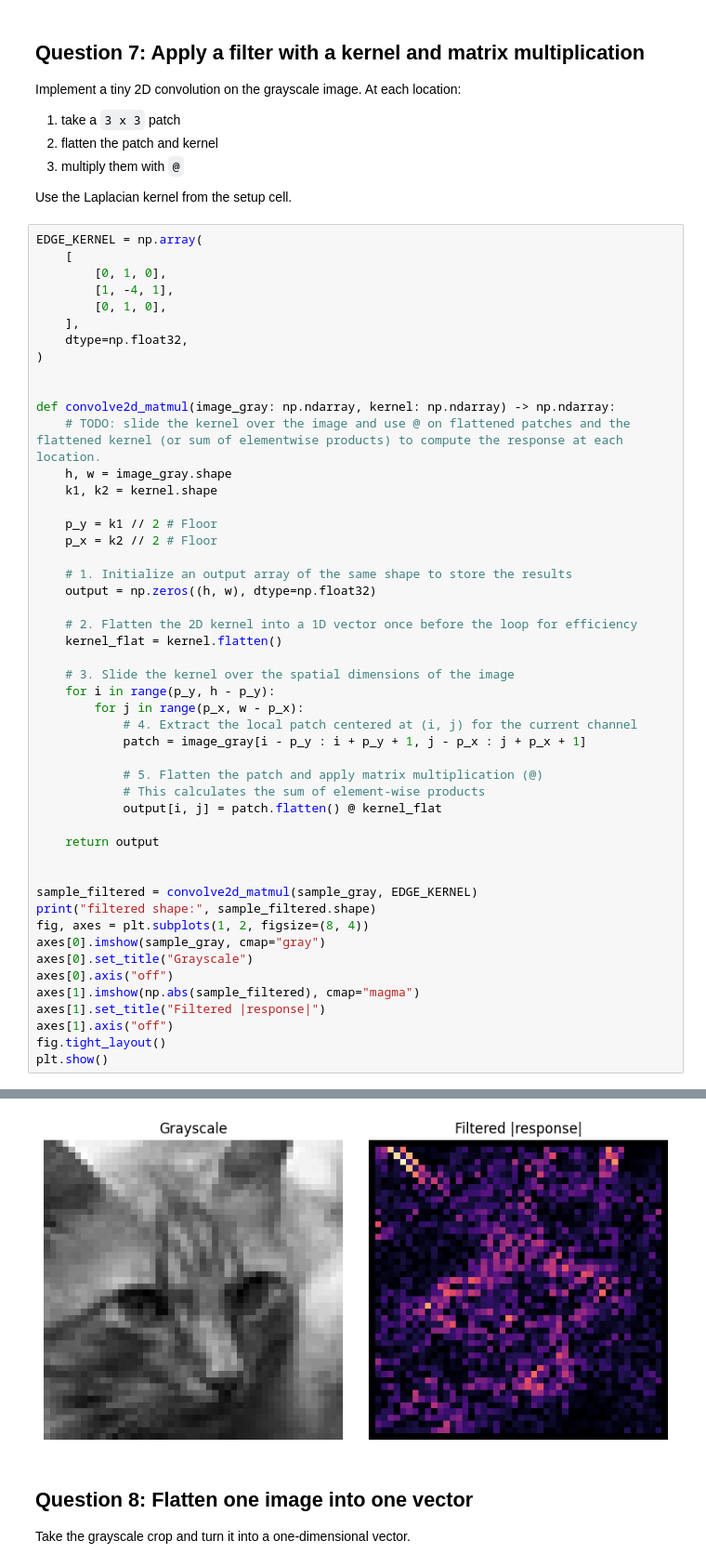
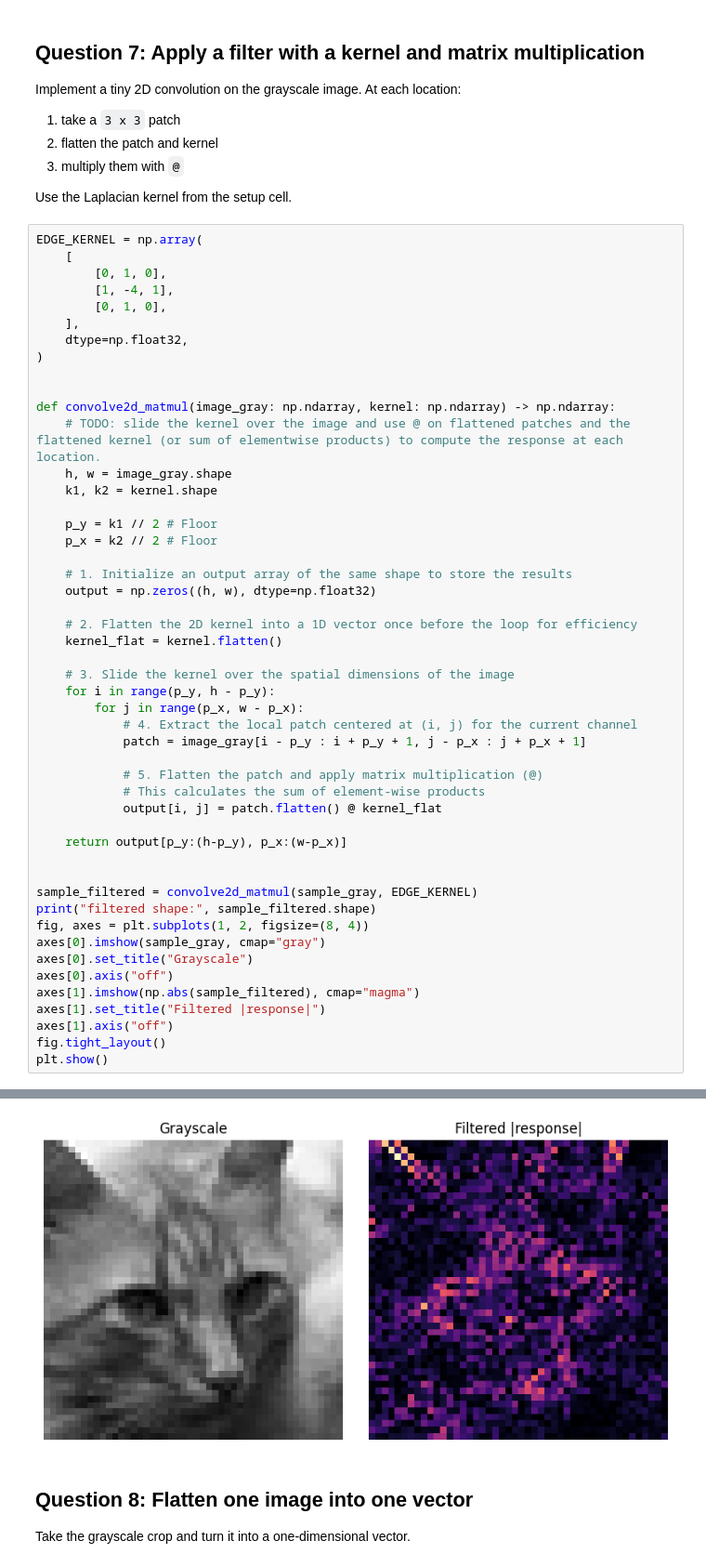
Before and after one commit to vgu-dsai-2026/lab-1-numpy-Phuishere-2, a Jupyter notebook: notebook.ipynb, the cells around one changed output, grey strips where cells are left out. Shown at 93% size. Cells and saved outputs as stored; diff of their text form.

```diff
--- a/notebook.ipynb
+++ b/notebook.ipynb
@@ -371,7 +371,7 @@ def convolve2d_matmul(image_gray: np.ndarray, kernel: np.ndarray) -> np.ndarray:
             # This calculates the sum of element-wise products
             output[i, j] = patch.flatten() @ kernel_flat
 
-    return output
+    return output[p_y:(h-p_y), p_x:(w-p_x)]
 
 
 sample_filtered = convolve2d_matmul(sample_gray, EDGE_KERNEL)
@@ -390,4 +390,4 @@ filtered shape: (48, 48)
-[figure, old version]
+[figure, new version]
 # %% [markdown]
 ## Question 8: Flatten one image into one vector
 
```
Also changed, not shown: parts of 2 cells of this notebook.
